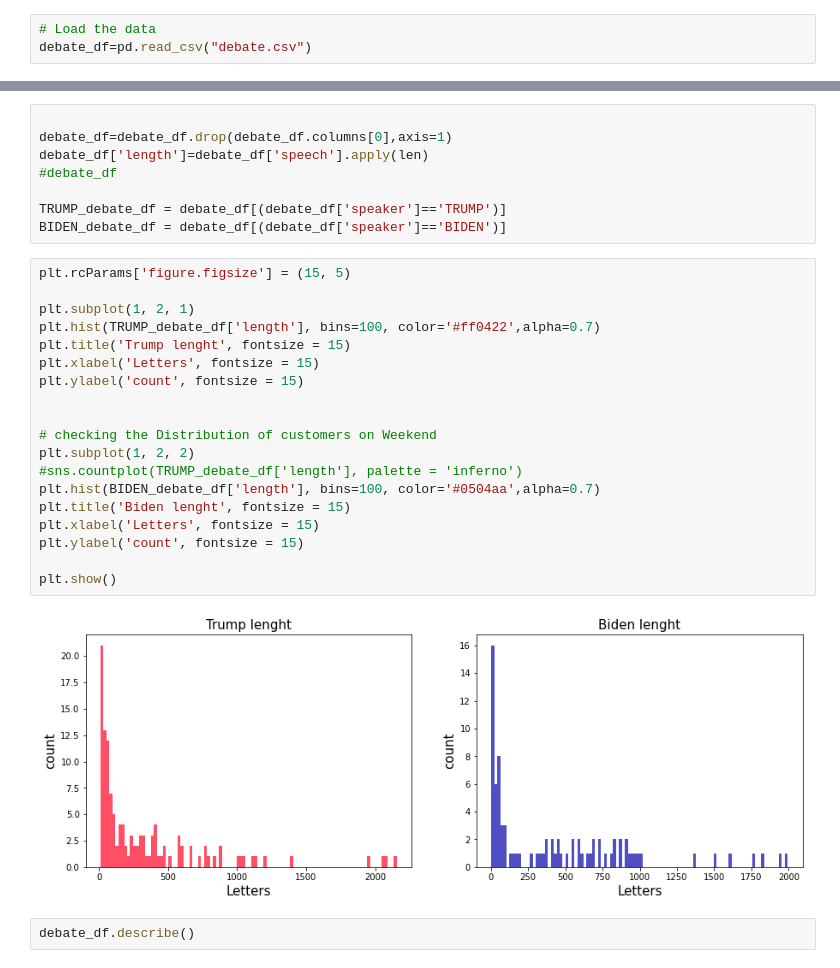
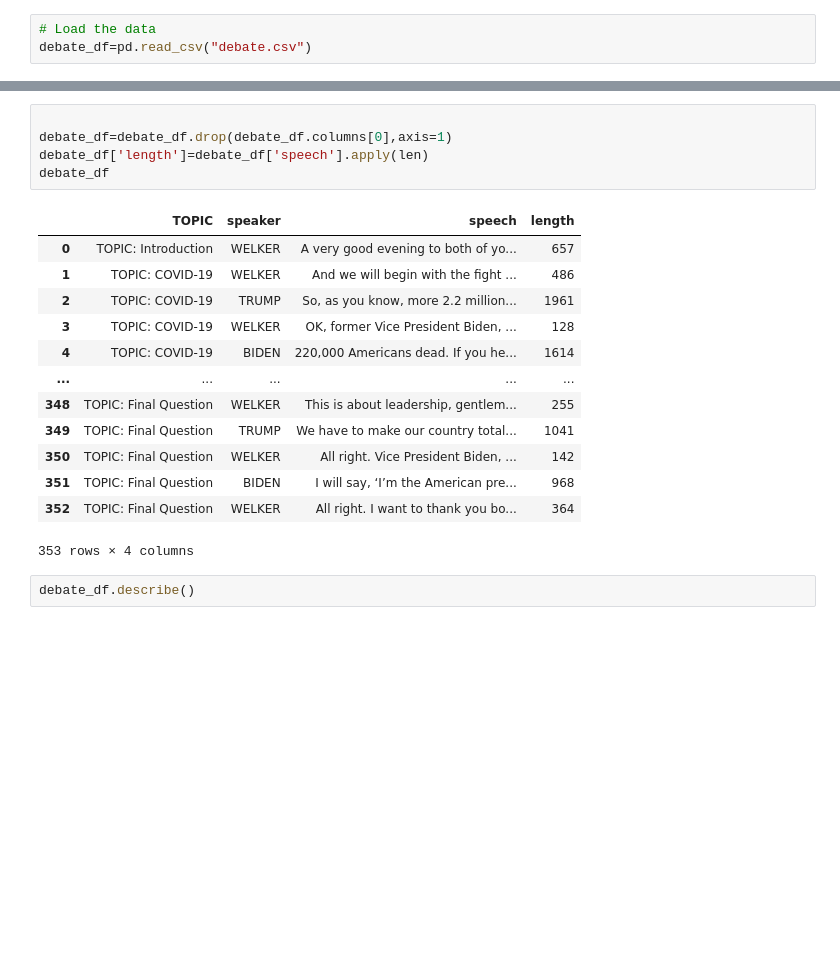
Before and after one commit to AmmarNassan/Supervised-Learning-with-Python, a Jupyter notebook: US Presidential Debate(Final) October 2020.ipynb, the cells around one changed output, grey strips where cells are left out. Cells and saved outputs as stored; diff of their text form; blank space fills up the shorter version.

```diff
--- a/US Presidential Debate(Final) October 2020.ipynb
+++ b/US Presidential Debate(Final) October 2020.ipynb
@@ -11,32 +29,22 @@ debate_df=pd.read_csv("debate.csv")
 # %%
 
 debate_df=debate_df.drop(debate_df.columns[0],axis=1)
 debate_df['length']=debate_df['speech'].apply(len)
-#debate_df
-
-TRUMP_debate_df = debate_df[(debate_df['speaker']=='TRUMP')]
-BIDEN_debate_df = debate_df[(debate_df['speaker']=='BIDEN')]
+debate_df
+# %% [output]
+|  | TOPIC | speaker | speech | length |
+| 0 | TOPIC: Introduction | WELKER | A very good evening to both of yo... | 657 |
+| 1 | TOPIC: COVID-19 | WELKER | And we will begin with the fight ... | 486 |
+| 2 | TOPIC: COVID-19 | TRUMP | So, as you know, more 2.2 million... | 1961 |
+| 3 | TOPIC: COVID-19 | WELKER | OK, former Vice President Biden, ... | 128 |
+| 4 | TOPIC: COVID-19 | BIDEN | 220,000 Americans dead. If you he... | 1614 |
+| ... | ... | ... | ... | ... |
+| 348 | TOPIC: Final Question | WELKER | This is about leadership, gentlem... | 255 |
+| 349 | TOPIC: Final Question | TRUMP | We have to make our country total... | 1041 |
+| 350 | TOPIC: Final Question | WELKER | All right. Vice President Biden, ... | 142 |
+| 351 | TOPIC: Final Question | BIDEN | I will say, ‘I’m the American pre... | 968 |
+| 352 | TOPIC: Final Question | WELKER | All right. I want to thank you bo... | 364 |
+353 rows × 4 columns
-# %%
-plt.rcParams['figure.figsize'] = (15, 5)
-
-plt.subplot(1, 2, 1)
-plt.hist(TRUMP_debate_df['length'], bins=100, color='#ff0422',alpha=0.7)
-plt.title('Trump lenght', fontsize = 15)
-plt.xlabel('Letters', fontsize = 15)
-plt.ylabel('count', fontsize = 15)
-
-
-# checking the Distribution of customers on Weekend
-plt.subplot(1, 2, 2)
-#sns.countplot(TRUMP_debate_df['length'], palette = 'inferno')
-plt.hist(BIDEN_debate_df['length'], bins=100, color='#0504aa',alpha=0.7)
-plt.title('Biden lenght', fontsize = 15)
-plt.xlabel('Letters', fontsize = 15)
-plt.ylabel('count', fontsize = 15)
-
-plt.show()
-# %% [output]
-[figure, removed]
 # %%
 debate_df.describe()
 # %% [output]
```
Also changed, not shown: parts of 15 cells of this notebook.
